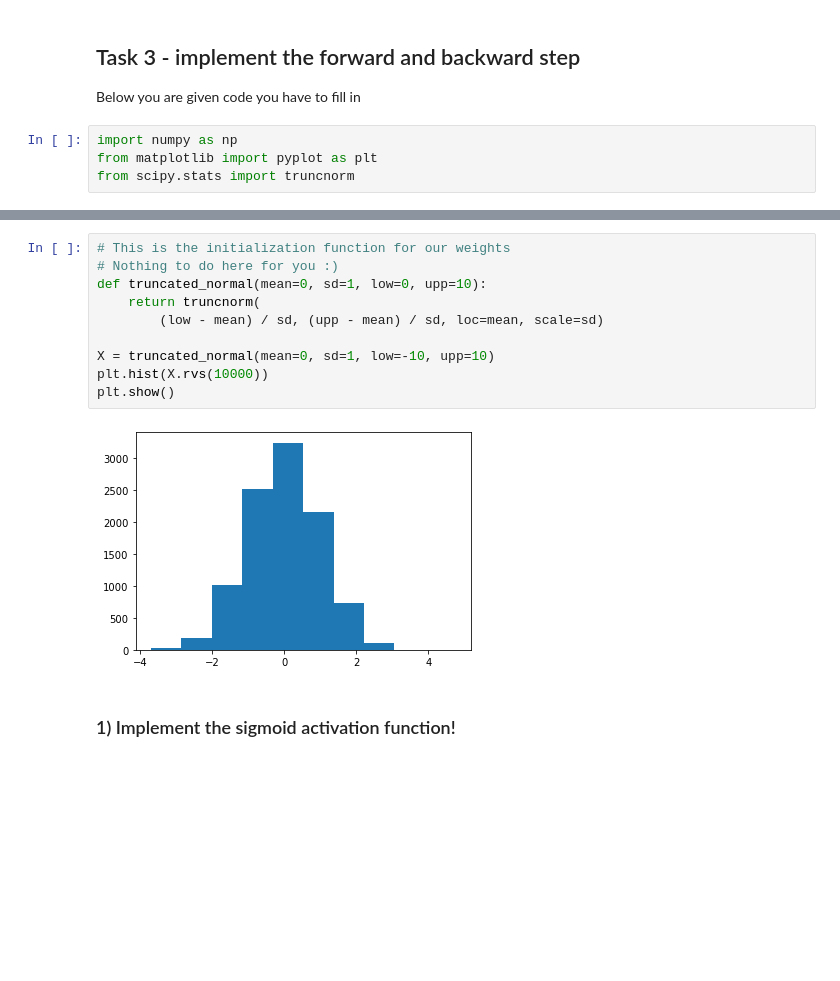
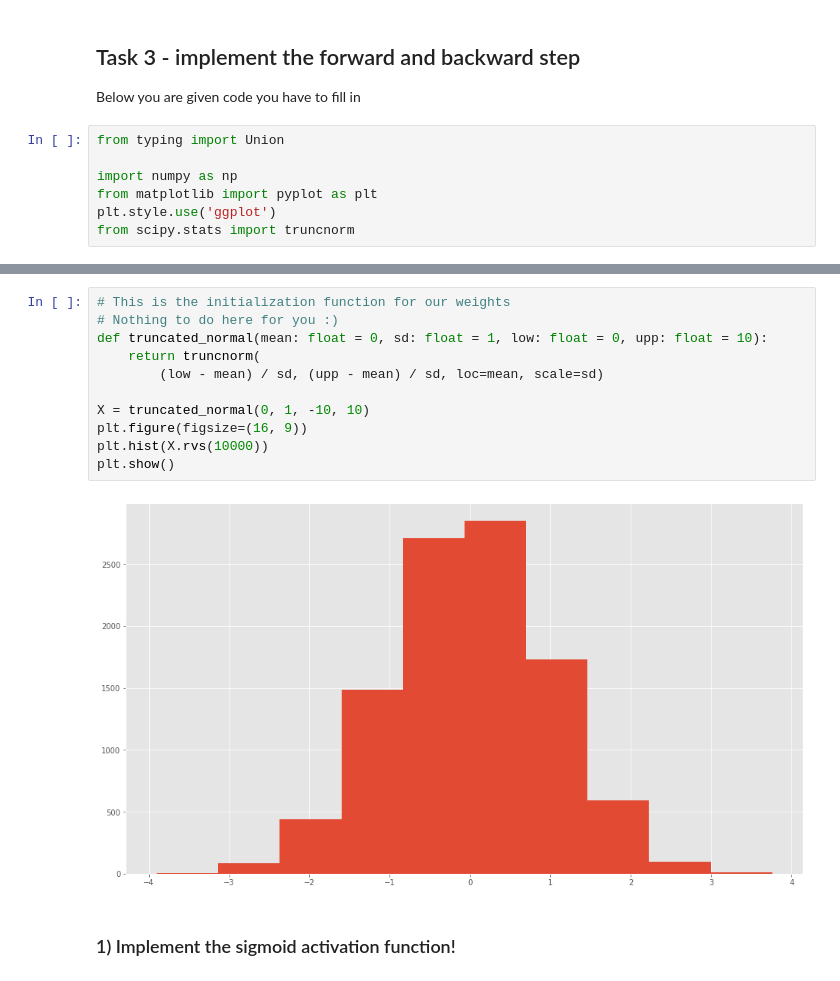
Before and after one commit to Steve2608/machine-learning-supervised-techniques, a Jupyter notebook: UE4/A04_01555842_Brandl_Stefan.ipynb, the cells around one changed output, grey strips where cells are left out. Saved outputs shown, nothing was run; the diff lists cells and outputs as text; blank space fills up the shorter version.

```diff
--- a/UE4/A04_01555842_Brandl_Stefan.ipynb
+++ b/UE4/A04_01555842_Brandl_Stefan.ipynb
@@ -243,7 +243,10 @@ Tipp: use the chain rule! If you feel puzzled by the vector derivative, think it
 ## Task 3 - implement the forward and backward step
 Below you are given code you have to fill in
 # %%
+from typing import Union
+
 import numpy as np
 from matplotlib import pyplot as plt
+plt.style.use('ggplot')
 from scipy.stats import truncnorm
 # %%
@@ -281,15 +282,16 @@ plt.show()
 # %%
 # This is the initialization function for our weights
 # Nothing to do here for you :)
-def truncated_normal(mean=0, sd=1, low=0, upp=10):
+def truncated_normal(mean: float = 0, sd: float = 1, low: float = 0, upp: float = 10):
     return truncnorm(
         (low - mean) / sd, (upp - mean) / sd, loc=mean, scale=sd)
 
-X = truncated_normal(mean=0, sd=1, low=-10, upp=10)
+X = truncated_normal(0, 1, -10, 10)
+plt.figure(figsize=(16, 9))
 plt.hist(X.rvs(10000))
 plt.show()
 # %% [output]
-[figure, old version]
+[figure, new version]
 # %% [markdown]
 ### 1) Implement the sigmoid activation function!
 # %%
```
Also changed, not shown: parts of 7 cells of this notebook, 1 other file.
